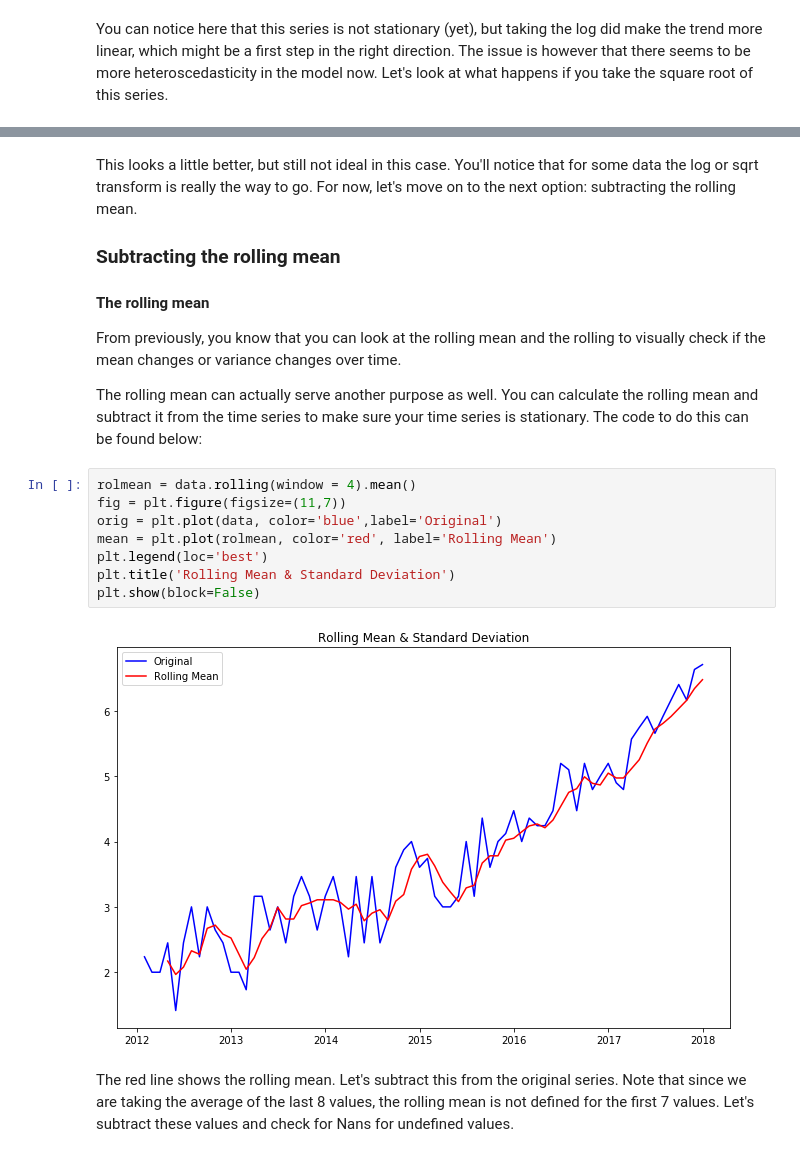
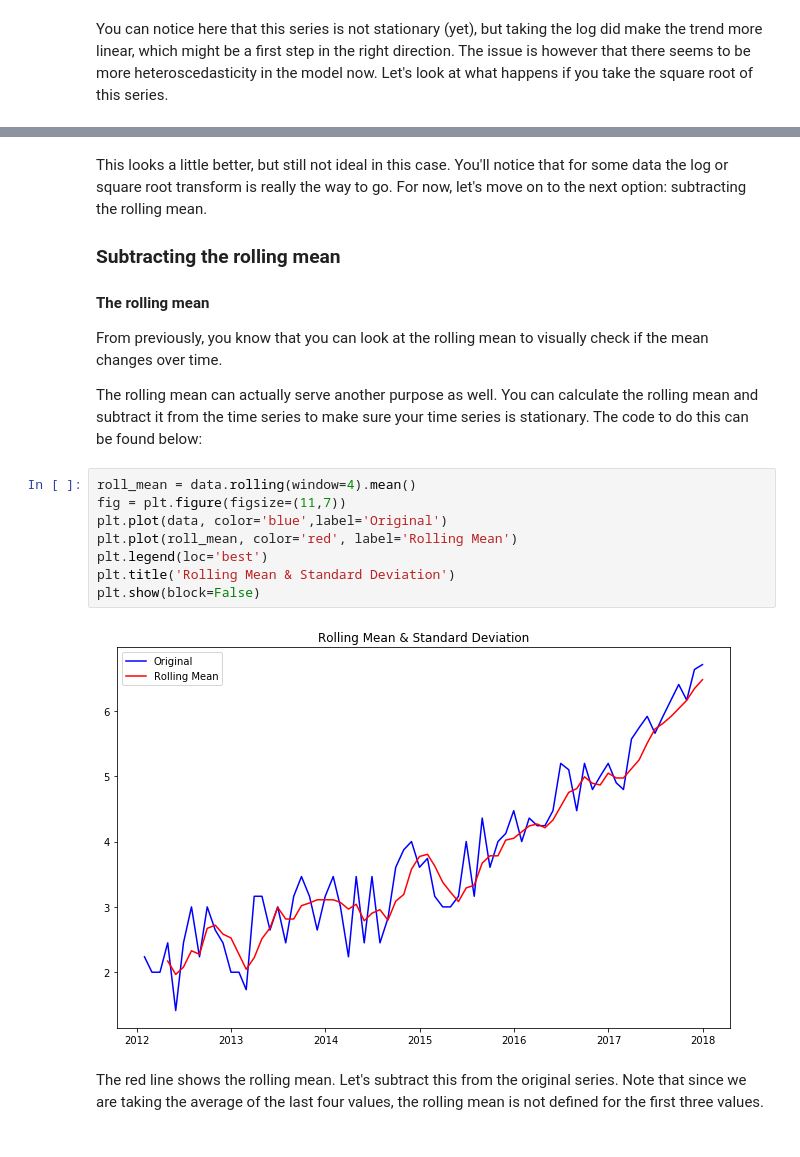
Before and after one commit to learn-co-curriculum/dsc-removing-trends, a Jupyter notebook: index.ipynb, the cells around one changed output, grey strips where cells are left out. Drawn from its saved outputs; the diff is of its cells as text.

```diff
--- a/index.ipynb
+++ b/index.ipynb
@@ -92,23 +95,23 @@ plt.show()
 # %% [markdown]
-This looks a little better, but still not ideal in this case. You'll notice that for some data the log or sqrt transform is really the way to go. For now, let's move on to the next option: subtracting the rolling mean.
+This looks a little better, but still not ideal in this case. You'll notice that for some data the log or square root transform is really the way to go. For now, let's move on to the next option: subtracting the rolling mean.
 
 ### Subtracting the rolling mean
 
 #### The rolling mean
 
-From previously, you know that you can look at the rolling mean and the rolling to visually check if the mean changes or variance changes over time.
+From previously, you know that you can look at the rolling mean to visually check if the mean changes over time.
 
 The rolling mean can actually serve another purpose as well. You can calculate the rolling mean and subtract it from the time series to make sure your time series is stationary. The code to do this can be found below:
 # %%
-rolmean = data.rolling(window = 4).mean()
+roll_mean = data.rolling(window=4).mean()
 fig = plt.figure(figsize=(11,7))
-orig = plt.plot(data, color='blue',label='Original')
-mean = plt.plot(rolmean, color='red', label='Rolling Mean')
+plt.plot(data, color='blue',label='Original')
+plt.plot(roll_mean, color='red', label='Rolling Mean')
 plt.legend(loc='best')
 plt.title('Rolling Mean & Standard Deviation')
 plt.show(block=False)
 # %% [output]
-[figure, old version]
+[figure, new version]
 # %% [markdown]
-The red line shows the rolling mean. Let's subtract this from the original series. Note that since we are taking the average of the last 8 values, the rolling mean is not defined for the first 7 values. Let's subtract these values and check for Nans for undefined values.
+The red line shows the rolling mean. Let's subtract this from the original series. Note that since we are taking the average of the last four values, the rolling mean is not defined for the first three values.
 # %%
```
Also changed, not shown: parts of 20 cells of this notebook, 14 other files.
